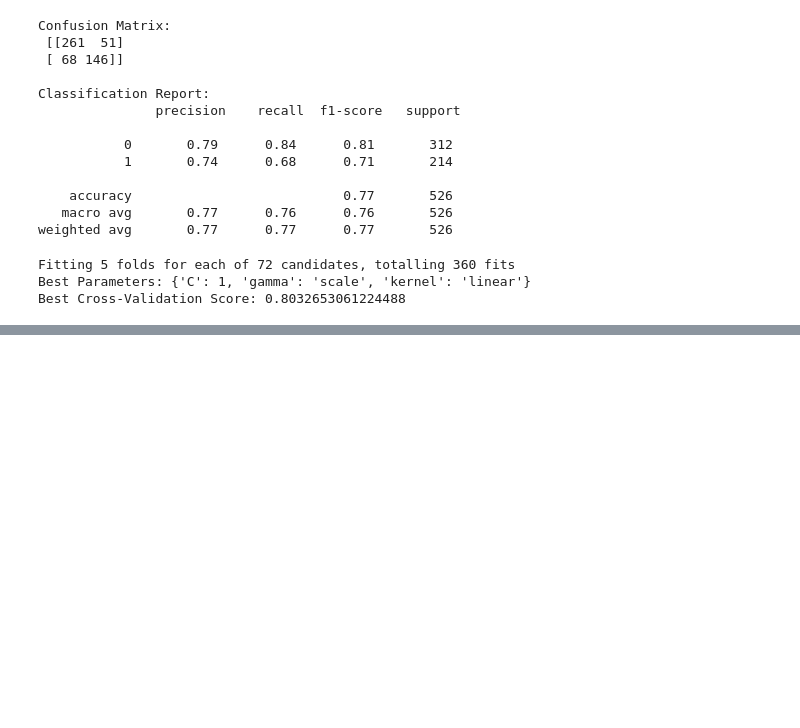
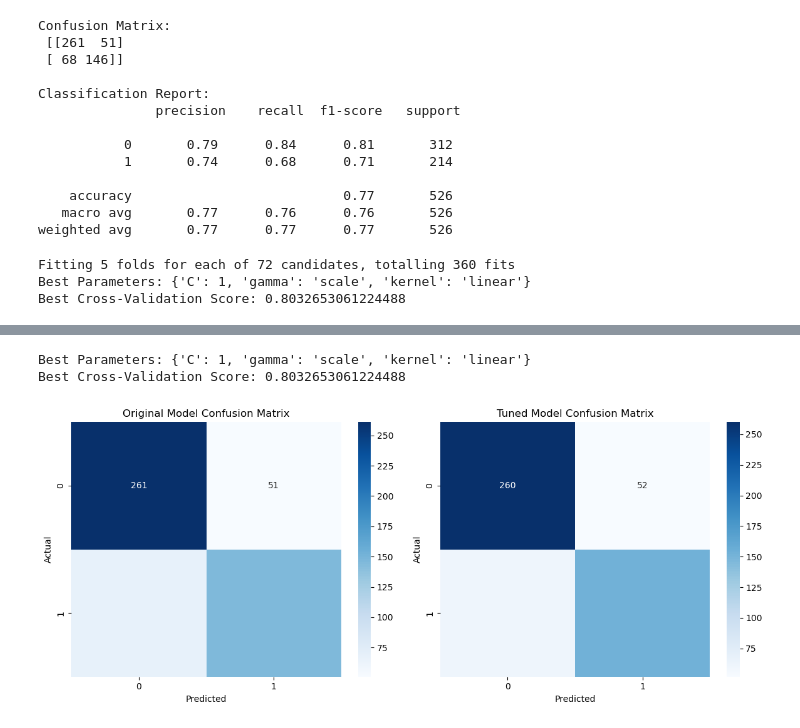
Before and after one commit to cassydm/rockies_moneyball_part-deux, a Jupyter notebook: Project 2/Sando_SVMModel.ipynb, the cells around one changed output, grey strips where cells are left out. Cells and saved outputs as stored; diff of their text form; code cells hidden in the pictures; blank space fills up the shorter version.

Commit message:
Sando SVM Model push 2

```diff
--- a/Project 2/Sando_SVMModel.ipynb
+++ b/Project 2/Sando_SVMModel.ipynb
@@ -125,3 +125,15 @@ print("Best Cross-Validation Score:", best_score)
 Fitting 5 folds for each of 72 candidates, totalling 360 fits
 Best Parameters: {'C': 1, 'gamma': 'scale', 'kernel': 'linear'}
 Best Cross-Validation Score: 0.8032653061224488
+# %%
+# Define the parameter grid for tuning
+param_grid = {
+    'C': [0.1, 1, 10, 100],  # Regularization parameter
+    'gamma': ['scale', 'auto', 0.001, 0.01, 0.1, 1],  # Kernel coefficient
+    'kernel': ['linear', 'rbf', 'poly']  # Types of kernels to consider
+}
+# %%
+
+# Perform Grid Search with cross-validation
+grid_search = GridSearchCV(SVC(), param_grid, cv=5, scoring='accuracy', verbose=1, n_jobs=-1)
+grid_search.fit(X_train, y_train)
@@ -127,0 +147,43 @@ Best Cross-Validation Score: 0.8032653061224488
+# %%
+
+# Display the best parameters and best score
+best_params = grid_search.best_params_
+best_score = grid_search.best_score_
+
+print("Best Parameters:", best_params)
+print("Best Cross-Validation Score:", best_score)
+# %% [output]
+Best Parameters: {'C': 1, 'gamma': 'scale', 'kernel': 'linear'}
+Best Cross-Validation Score: 0.8032653061224488
+# %%
+import seaborn as sns
+import matplotlib.pyplot as plt
+import seaborn as sns
+
+# Confusion matrix for the original model
+original_conf_matrix = confusion_matrix(y_test, svm_model.predict(X_test))
+# %%
+
+# Confusion matrix for the best model after tuning
+best_model = SVC(C=1, gamma='scale', kernel='linear', random_state=42)
+best_model.fit(X_train, y_train)
+best_conf_matrix = confusion_matrix(y_test, best_model.predict(X_test))
+# %%
+
+# Plot confusion matrices side by side
+fig, axes = plt.subplots(1, 2, figsize=(12, 5))
+
+sns.heatmap(original_conf_matrix, annot=True, fmt='d', cmap='Blues', ax=axes[0])
+axes[0].set_title('Original Model Confusion Matrix')
+axes[0].set_xlabel('Predicted')
+axes[0].set_ylabel('Actual')
+
+sns.heatmap(best_conf_matrix, annot=True, fmt='d', cmap='Blues', ax=axes[1])
+axes[1].set_title('Tuned Model Confusion Matrix')
+axes[1].set_xlabel('Predicted')
+axes[1].set_ylabel('Actual')
+
+plt.tight_layout()
+plt.show()
+# %% [output]
+[figure, added]
```
Also changed, not shown: parts of 6 cells of this notebook.
